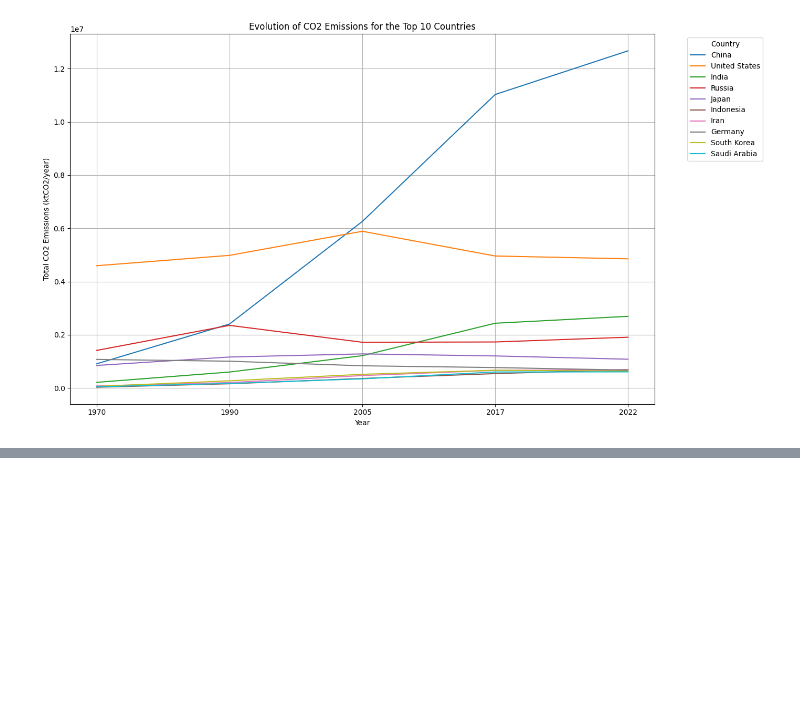
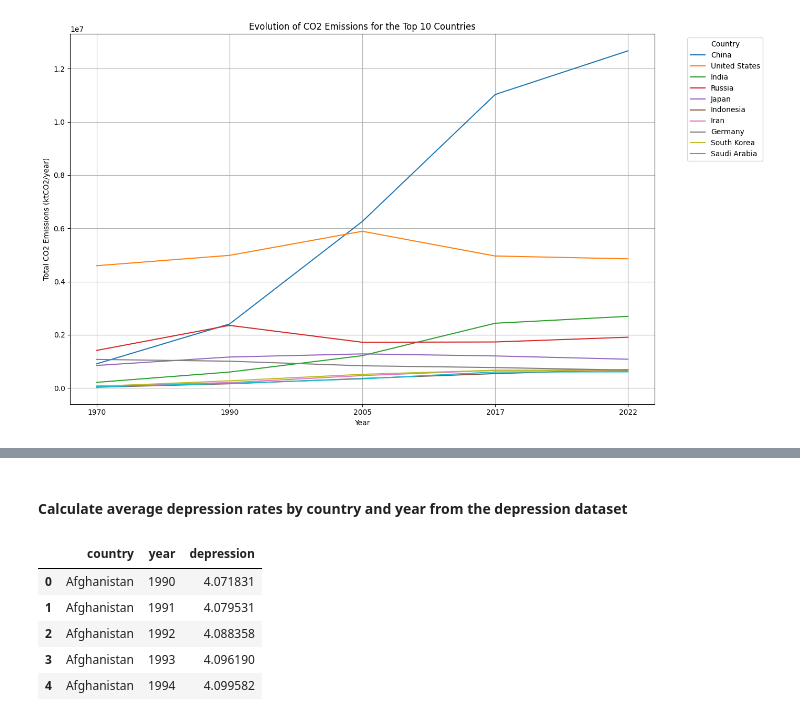
Before and after one commit to killecisse/final_project_ironhack, a Jupyter notebook: code_v1.ipynb, the cells around one changed output, grey strips where cells are left out. Saved outputs shown, nothing was run; the diff lists cells and outputs as text; code cells hidden in the pictures; blank space fills up the shorter version.

```diff
--- a/code_v1.ipynb
+++ b/code_v1.ipynb
@@ -575,0 +583,13 @@ plt.show()
+# %% [markdown]
+#### Calculate average depression rates by country and year from the depression dataset
+# %%
+depression_summary = depression.groupby(['entity', 'year'])['depression'].mean().reset_index()
+depression_summary.rename(columns={'entity': 'country'}, inplace=True)
+depression_summary.head()
+# %% [output]
+|  | country | year | depression |
+| 0 | Afghanistan | 1990 | 4.071831 |
+| 1 | Afghanistan | 1991 | 4.079531 |
+| 2 | Afghanistan | 1992 | 4.088358 |
+| 3 | Afghanistan | 1993 | 4.096190 |
+| 4 | Afghanistan | 1994 | 4.099582 |
```
Also changed, not shown: parts of 27 cells of this notebook, 3 other files.
